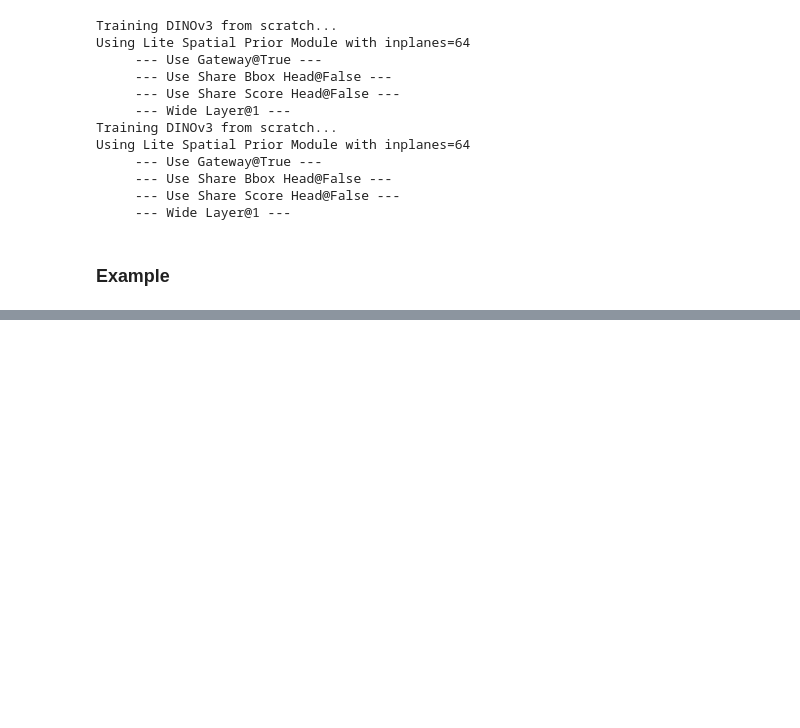
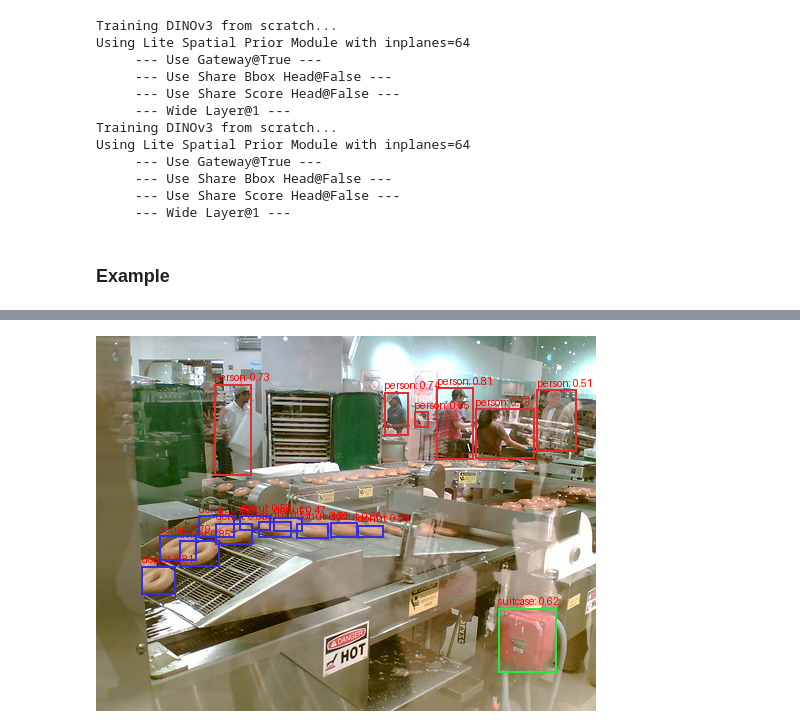
Before and after one commit to yyq19990828/DEIMv2, a Jupyter notebook: hf_models.ipynb, the cells around one changed output, grey strips where cells are left out. Drawn from its saved outputs; the diff is of its cells as text; code cells hidden in the pictures; blank space fills up the shorter version.

Commit message:
fix huggingface example

```diff
--- a/hf_models.ipynb
+++ b/hf_models.ipynb
@@ -798,0 +703,90 @@ image.show()
+# %%
+import colorsys
+import torch
+from torchvision import transforms
+from PIL import Image, ImageDraw, ImageFont
+
+MODEL = deimv2_x_hf
+IMAGE_SIZE = (640, 640)  # resolution settings of model, you can find in config
+IMAGE_PATH = "example.jpg"  # path of input image
+CONFIDENCE_THRESHOLD = 0.4
+
+label_map = {
+    1: 'person', 2: 'bicycle', 3: 'car', 4: 'motorcycle', 5: 'airplane',
+    6: 'bus', 7: 'train', 8: 'truck', 9: 'boat', 10: 'traffic light',
+    11: 'fire hydrant', 12: 'stop sign', 13: 'parking meter', 14: 'bench',
+    15: 'bird', 16: 'cat', 17: 'dog', 18: 'horse', 19: 'sheep',
+    20: 'cow', 21: 'elephant', 22: 'bear', 23: 'zebra', 24: 'giraffe',
+    25: 'backpack', 26: 'umbrella', 27: 'handbag', 28: 'tie', 29: 'suitcase',
+    30: 'frisbee', 31: 'skis', 32: 'snowboard', 33: 'sports ball', 34: 'kite',
+    35: 'baseball bat', 36: 'baseball glove', 37: 'skateboard', 38: 'surfboard', 39: 'tennis racket',
+    40: 'bottle', 41: 'wine glass', 42: 'cup', 43: 'fork', 44: 'knife',
+    45: 'spoon', 46: 'bowl', 47: 'banana', 48: 'apple', 49: 'sandwich',
+    50: 'orange', 51: 'broccoli', 52: 'carrot', 53: 'hot dog', 54: 'pizza',
+    55: 'donut', 56: 'cake', 57: 'chair', 58: 'couch', 59: 'potted plant',
+    60: 'bed', 61: 'dining table', 62: 'toilet', 63: 'tv', 64: 'laptop',
+    65: 'mouse', 66: 'remote', 67: 'keyboard', 68: 'cell phone', 69: 'microwave',
+    70: 'oven', 71: 'toaster', 72: 'sink', 73: 'refrigerator', 74: 'book',
+    75: 'clock', 76: 'vase', 77: 'scissors', 78: 'teddy bear', 79: 'hair drier',
+    80: 'toothbrush'
+}
+
+num_classes = len(label_map)
+category_colors = {}
+for i, label in enumerate(label_map.values()):
+    hue = i / num_classes
+    saturation = 0.8
+    value = 0.9
+    rgb = colorsys.hsv_to_rgb(hue, saturation, value)
+    rgb = tuple(int(c * 255) for c in rgb)
+    category_colors[label] = rgb
+
+image = Image.open(IMAGE_PATH).convert("RGB")
+
+transform = transforms.Compose([
+    transforms.Resize(IMAGE_SIZE),
+    transforms.ToTensor(),
+])
+
+input_tensor = transform(image).unsqueeze(0)
+
+MODEL.eval()
+with torch.no_grad():
+    outputs = MODEL(input_tensor, orig_target_sizes=torch.tensor([IMAGE_SIZE]))
+
+class_labels, bboxes, scores = outputs[0]["labels"], outputs[0]["boxes"], outputs[0]["scores"]
+
+detections = []
+for label, bbox, score in zip(class_labels, bboxes, scores):
+    if score.item() >= CONFIDENCE_THRESHOLD:
+        detection = {
+            "label": label_map[label.item() + 1],
+            "bounding_box": [
+                bbox[0] / IMAGE_SIZE[0],
+                bbox[1] / IMAGE_SIZE[1],
+                (bbox[2] - bbox[0]) / IMAGE_SIZE[0],
+                (bbox[3] - bbox[1]) / IMAGE_SIZE[1]
+            ],
+            "confidence": score.item()
+        }
+        detections.append(detection)
+
+draw = ImageDraw.Draw(image)
+for detection in detections:
+    label = detection["label"]
+    confidence = detection["confidence"]
+    bbox = detection["bounding_box"]
+
+    x_min = bbox[0] * image.width
+    y_min = bbox[1] * image.height
+    x_max = (bbox[0] + bbox[2]) * image.width
+    y_max = (bbox[1] + bbox[3]) * image.height
+
+    color = category_colors[label]
+
+    draw.rectangle([x_min, y_min, x_max, y_max], outline=color, width=2)
+    draw.text((x_min, y_min - 13), f"{label}: {confidence:.2f}", fill="red")
+
+image.show()
+# %% [output]
+[figure, added]
```
Also changed, not shown: parts of 1 cell of this notebook, 1 other file.
